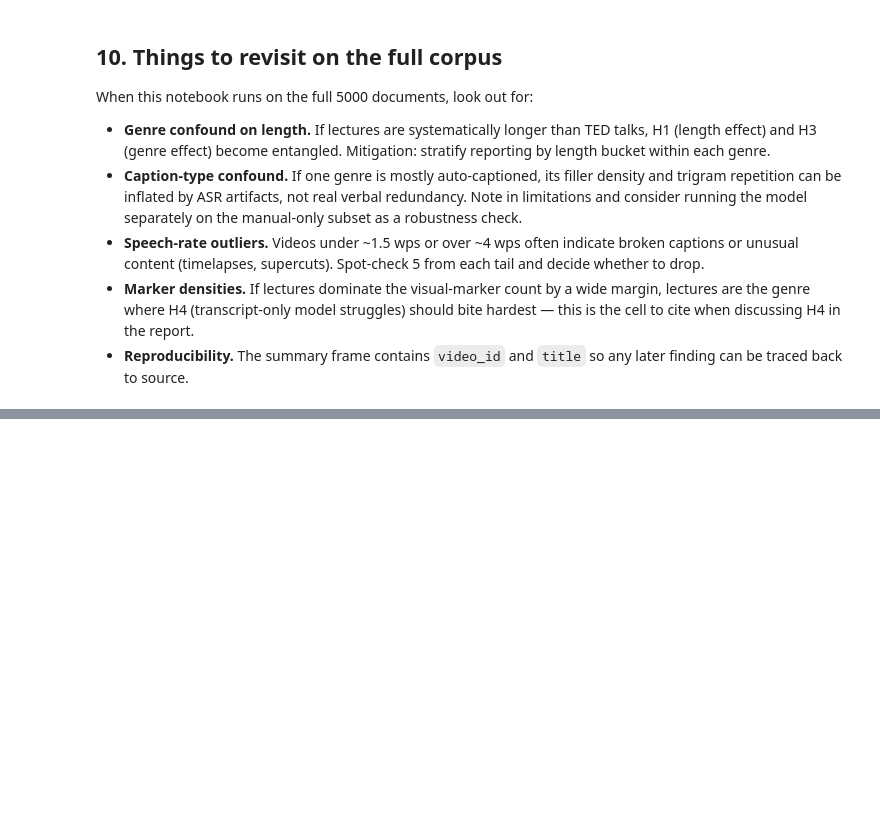
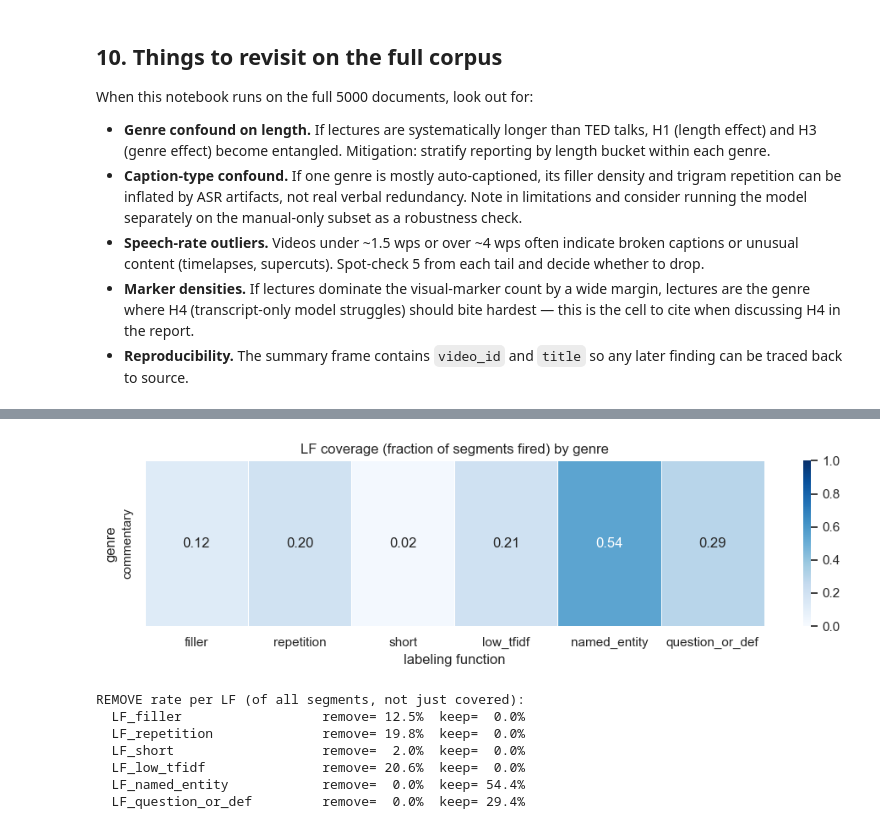
Before and after one commit to utkubah/segremover, a Jupyter notebook: notebooks/eda.ipynb, the cells around one changed output, grey strips where cells are left out. Drawn from its saved outputs; the diff is of its cells as text; code cells hidden in the pictures; blank space fills up the shorter version.

```diff
--- a/notebooks/eda.ipynb
+++ b/notebooks/eda.ipynb
@@ -427,0 +502,50 @@ When this notebook runs on the full 5000 documents, look out for:
+# %%
+
+# 11b. LF coverage heatmap — which LFs fire per genre?
+if WEAK_LABELS_PATH.exists():
+    # Expand the votes dict column into separate columns
+    lf_cols = pd.json_normalize(wl["votes"])
+    wl_lf = pd.concat([wl[["video_id", "genre"]].reset_index(drop=True), lf_cols], axis=1)
+
+    ABSTAIN = -1
+    lf_names = lf_cols.columns.tolist()
+
+    # Coverage = fraction of segments where LF did NOT abstain, per genre
+    coverage = {}
+    for genre, grp in wl_lf.groupby("genre"):
+        coverage[genre] = {
+            lf: float((grp[lf] != ABSTAIN).mean()) for lf in lf_names
+        }
+    cov_df = pd.DataFrame(coverage).T  # genres × LFs
+
+    # Remove LF name prefix for cleaner labels
+    cov_df.columns = [c.replace("LF_", "") for c in cov_df.columns]
+
+    plt.figure(figsize=(10, 3))
+    sns.heatmap(
+        cov_df, annot=True, fmt=".2f", cmap="Blues",
+        vmin=0, vmax=1, linewidths=0.5,
+    )
+    plt.title("LF coverage (fraction of segments fired) by genre")
+    plt.ylabel("genre")
+    plt.xlabel("labeling function")
+    plt.tight_layout()
+    plt.show()
+
+    # Also show REMOVE vs KEEP rates per LF
+    KEEP, REMOVE = 0, 1
+    print("\nREMOVE rate per LF (of all segments, not just covered):")
+    for lf in lf_names:
+        n_remove = int((wl_lf[lf] == REMOVE).sum())
+        n_keep   = int((wl_lf[lf] == KEEP).sum())
+        total    = len(wl_lf)
+        print(f"  {lf:25s}  remove={n_remove/total*100:5.1f}%  keep={n_keep/total*100:5.1f}%")
+# %% [output]
+[figure, added]
+REMOVE rate per LF (of all segments, not just covered):
+  LF_filler                  remove= 12.5%  keep=  0.0%
+  LF_repetition              remove= 19.8%  keep=  0.0%
+  LF_short                   remove=  2.0%  keep=  0.0%
+  LF_low_tfidf               remove= 20.6%  keep=  0.0%
+  LF_named_entity            remove=  0.0%  keep= 54.4%
+  LF_question_or_def         remove=  0.0%  keep= 29.4%
```
Also changed, not shown: parts of 5 cells of this notebook, 4 other files.
